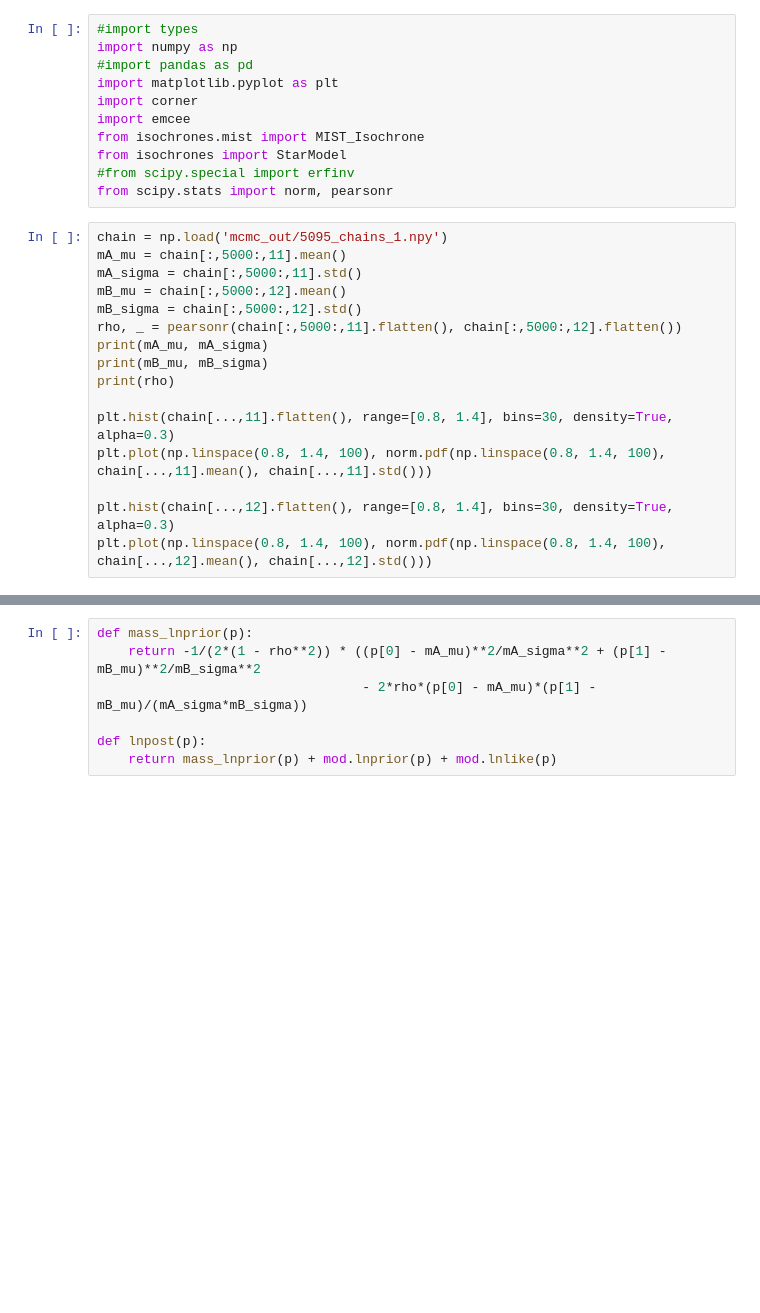
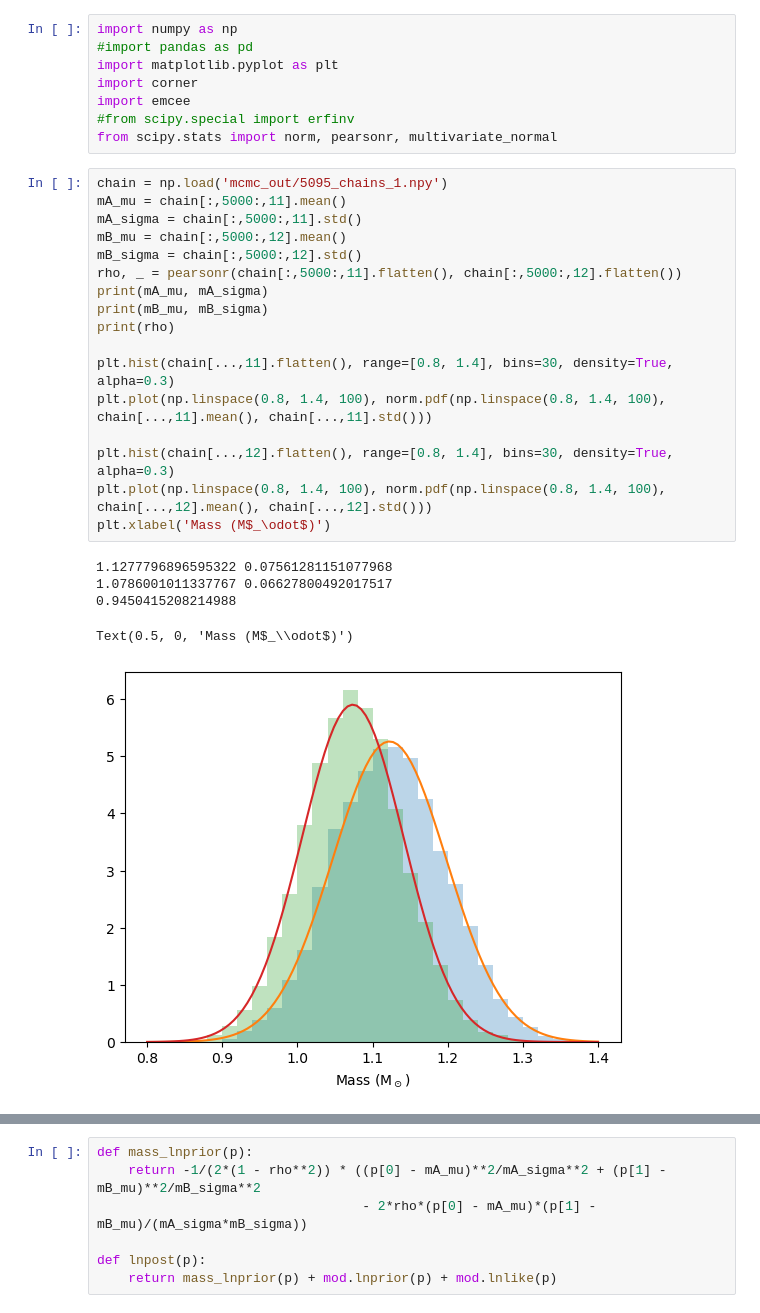
Before and after one commit to goldbergmax/etv-fit, a Jupyter notebook: isochrones.ipynb, the cells around one changed output, grey strips where cells are left out. Saved outputs shown, nothing was run; the diff lists cells and outputs as text; blank space fills up the shorter version.

Commit message:
update isochrones notebook

```diff
--- a/isochrones.ipynb
+++ b/isochrones.ipynb
@@ -1,29 +1,33 @@
 # %%
-#import types
 import numpy as np
 #import pandas as pd
 import matplotlib.pyplot as plt
 import corner
 import emcee
-from isochrones.mist import MIST_Isochrone
-from isochrones import StarModel
 #from scipy.special import erfinv
-from scipy.stats import norm, pearsonr
+from scipy.stats import norm, pearsonr, multivariate_normal
 # %%
 chain = np.load('mcmc_out/5095_chains_1.npy')
 mA_mu = chain[:,5000:,11].mean()
 mA_sigma = chain[:,5000:,11].std()
 mB_mu = chain[:,5000:,12].mean()
 mB_sigma = chain[:,5000:,12].std()
 rho, _ = pearsonr(chain[:,5000:,11].flatten(), chain[:,5000:,12].flatten())
 print(mA_mu, mA_sigma)
 print(mB_mu, mB_sigma)
 print(rho)
 
 plt.hist(chain[...,11].flatten(), range=[0.8, 1.4], bins=30, density=True, alpha=0.3)
 plt.plot(np.linspace(0.8, 1.4, 100), norm.pdf(np.linspace(0.8, 1.4, 100), chain[...,11].mean(), chain[...,11].std()))
 
 plt.hist(chain[...,12].flatten(), range=[0.8, 1.4], bins=30, density=True, alpha=0.3)
 plt.plot(np.linspace(0.8, 1.4, 100), norm.pdf(np.linspace(0.8, 1.4, 100), chain[...,12].mean(), chain[...,12].std()))
+plt.xlabel('Mass (M$_\odot$)')
+# %% [output]
+1.1277796896595322 0.07561281151077968
+1.0786001011337767 0.06627800492017517
+0.9450415208214988
+Text(0.5, 0, 'Mass (M$_\\odot$)')
+[figure, added]
 # %%
 plt.hist((chain[:,5000:,12]/chain[:,5000:,11]).flatten(), bins=30);
```
Also changed, not shown: parts of 15 cells of this notebook.
